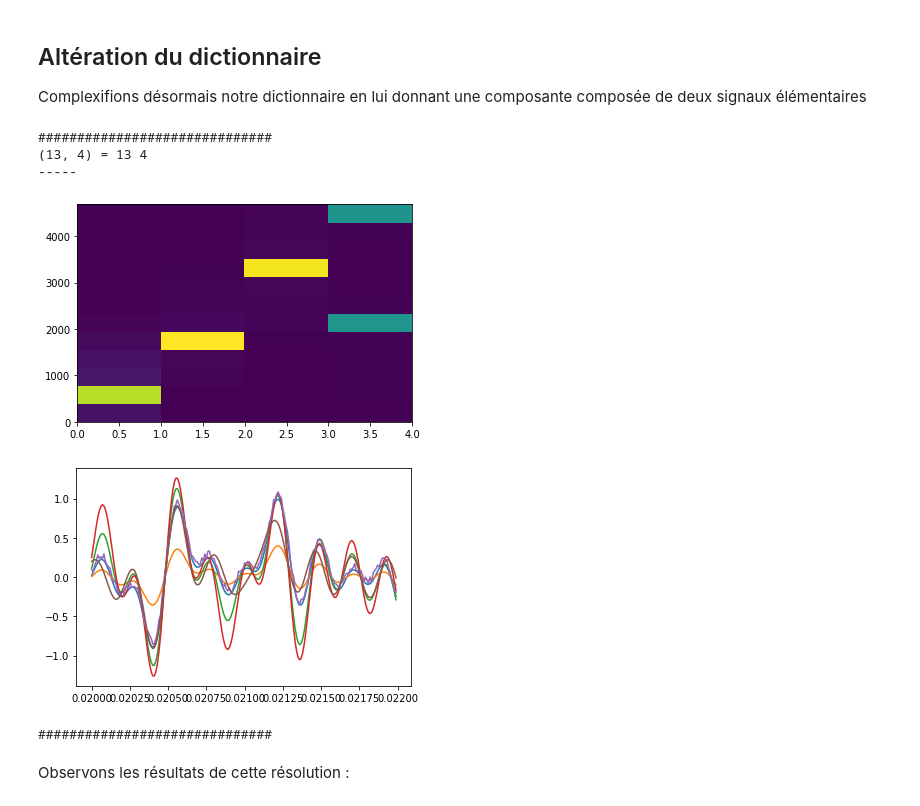
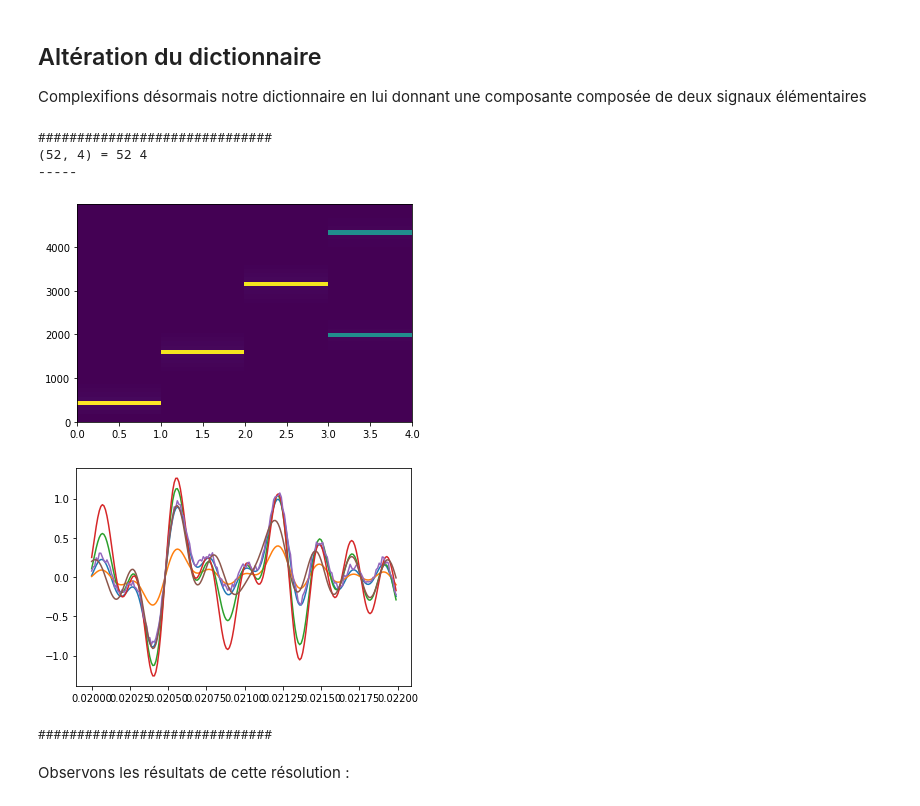
Before and after one commit to MaximeCaute/TraitementSignauxEEG, a Jupyter notebook: Notebooks/TestsSolveurTransportOptimal.ipynb, the cells around one changed output. Saved outputs shown, nothing was run; the diff lists cells and outputs as text; code cells hidden in the pictures.

Commit message:
Nperseg modulable

```diff
--- a/Notebooks/TestsSolveurTransportOptimal.ipynb
+++ b/Notebooks/TestsSolveurTransportOptimal.ipynb
@@ -136,7 +136,7 @@ def slice_spectrogram(f, t, S, fmin=0, fmax=50000):
 
     return f, t, S
 
-def get_spectrogram(s, fs, fmin=0, fmax=50000, nfft = 2048):
+def get_spectrogram(s, fs, fmin=0, fmax=50000, nperseg = 1024):
     """
     Returns the spectrogram of a signal s.
     ---
@@ -147,13 +147,15 @@ def get_spectrogram(s, fs, fmin=0, fmax=50000, nfft = 2048):
     Parameters:
         - fmin : float. The spectrogram slice's minimal frequency.
         - fmax : float. The spectrogram slice's maximal frequency.
+        - nperseg : int. Number of samples per spectrogram segment.
+                         Note that it results in lesser time samples in the spectrogram.
     ---
     Outputs:
         - f : 1-D float array. The spectrogram's frequency values.
         - t : 1-D float array. The spectrogram's time values.
         - S : 2-D float array. The spectrogram.
     """
-    f, t, S = scipy.signal.spectrogram(s, fs=fs)
+    f, t, S = scipy.signal.spectrogram(s, fs=fs, nperseg= nperseg)
     f, t, S = slice_spectrogram(f, t, S, fmin, fmax)
     return f, t, S
 
@@ -209,19 +219,24 @@ FMAX = 5000
 
 # Computing the spectrograms
 spectrograms = [get_spectrogram(s, fs,  FMIN, FMAX)[0] for s in base_signals]
-f, t, _ = get_spectrogram(base_signals[0], fs,  FMIN, FMAX)
+f, t, S = get_spectrogram(base_signals[0], fs,  FMIN, FMAX)
+print(len(f))
+print(S.shape)
 
 # Dimensions :
 # M: number of examples
-M = len(base_signals)
+K = len(base_signals)
 # N: number of considered frequencies
-N = spectrograms[0].shape[0]
+M = len(f)
+# N: number of samples
+N = len(t)
 
 # Dictionnary declaration (assumes that base signal are frequency constant through time)
 W = np.array([normalize_trame(get_spectrogram(s, fs,  FMIN, FMAX)[-1][:,N//2]) for s in base_signals]).transpose()
 
-print(W.shape, "=", N,M)
+
+print(W.shape, "=", K,M)
 print("-----")
-plt.pcolormesh(range(M+1), f, W)
+plt.pcolormesh(range(K+1), f, W)
 plt.show()
 # %% [output]
@@ -403,9 +420,9 @@ W = np.array([normalize_trame(get_spectrogram(s, fs,  FMIN, FMAX)[-1][:,N//2]) f
 ####################################################################################################################
 print("#"*30)
 
-print(W.shape, "=", N,M)
+print(W.shape, "=", M,K)
 print("-----")
-plt.pcolormesh(range(M+1), f, W)
+plt.pcolormesh(range(K+1), f, W)
 plt.show()
 
 # First, simple signal. Same amplitude, with all coefficients equals.
@@ -436,36 +453,36 @@ s6 = np.dot(coeffs6, base_signals) + np.array([0.2*np.sin(2*np.pi*f6*t) for t in
 start_index = 2000
 size = 200
 plt.plot(T[start_index:start_index+size],s1[start_index:start_index+size])
 plt.plot(T[start_index:start_index+size],s2[start_index:start_index+size])
 plt.plot(T[start_index:start_index+size],s3[start_index:start_index+size])
 plt.plot(T[start_index:start_index+size],s4[start_index:start_index+size])
 plt.plot(T[start_index:start_index+size],s5[start_index:start_index+size])
 plt.plot(T[start_index:start_index+size],s6[start_index:start_index+size])
 plt.show()
 
 ####################################################################################################################
 print("#"*30)
 
 f1, t1, S1 = get_spectrogram(s1, fs, fmin=FMIN, fmax=FMAX)
 f2, t2, S2 = get_spectrogram(s2, fs, fmin=FMIN, fmax=FMAX)
 f3, t3, S3 = get_spectrogram(s3, fs, fmin=FMIN, fmax=FMAX)
 f4, t4, S4 = get_spectrogram(s4, fs, fmin=FMIN, fmax=FMAX)
 f5, t5, S5 = get_spectrogram(s5, fs, fmin=FMIN, fmax=FMAX)
 f6, t6, S6 = get_spectrogram(s6, fs, fmin=FMIN, fmax=FMAX)
 
 ####################################################################################################################
 v1 = normalize_trame(S1[:,N//2])
 v2 = normalize_trame(S2[:,N//2])
 v3 = normalize_trame(S3[:,N//2])
 v4 = normalize_trame(S4[:,N//2])
 v5 = normalize_trame(S5[:,N//2])
 v6 = normalize_trame(S6[:,N//2])
 # %% [output]
 ##############################
-(13, 4) = 13 4
+(52, 4) = 52 4
 -----
-[figure, old version]
+[figure, new version]
-[figure, old version]
+[figure, new version]
 ##############################
 # %% [markdown]
 Observons les résultats de cette résolution :
```
Also changed, not shown: parts of 7 cells of this notebook.
